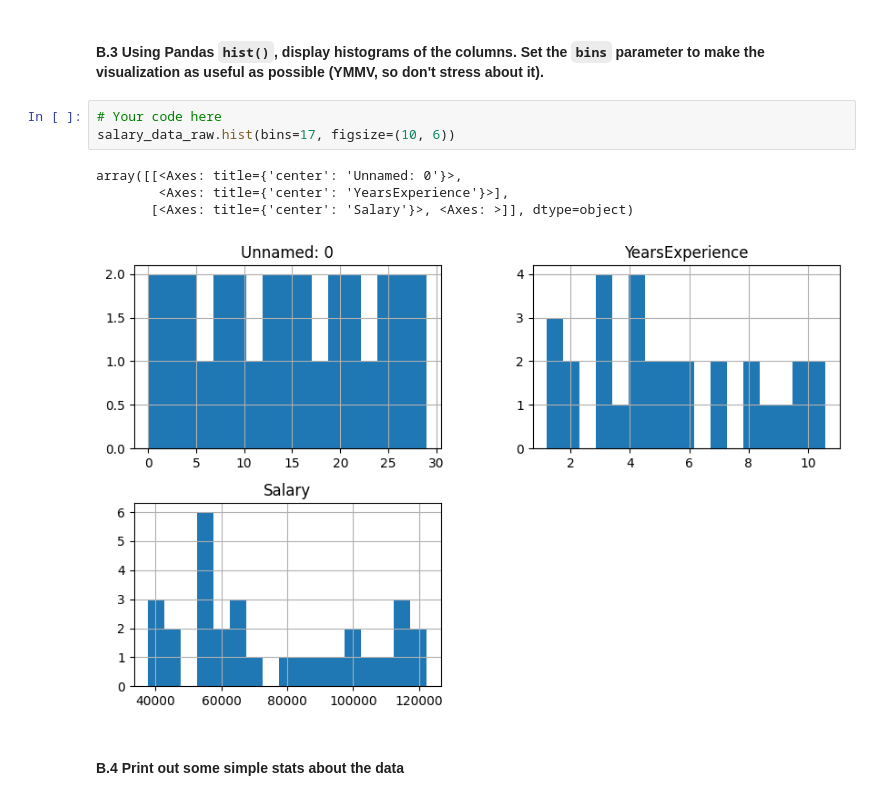
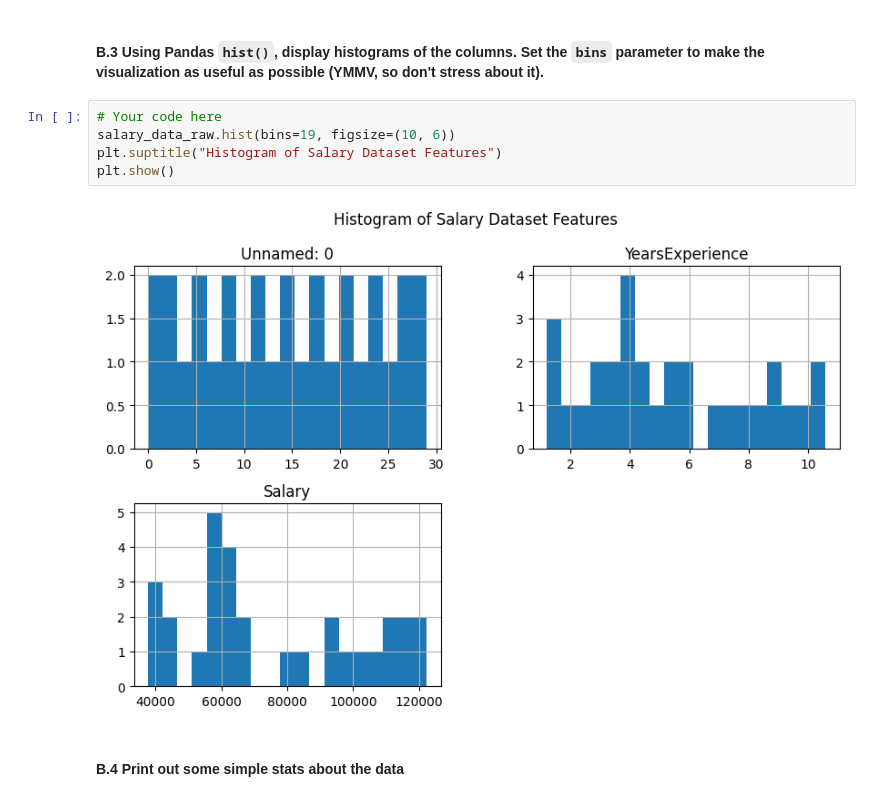
Before and after one commit to cfornesa/bu-cds-dx603-2025-spring-homework-01-cfornesa, a Jupyter notebook: Homework_01.ipynb, the cells around one changed output. Saved outputs shown, nothing was run; the diff lists cells and outputs as text.

```diff
--- a/Homework_01.ipynb
+++ b/Homework_01.ipynb
@@ -128,12 +126,11 @@ None
 #### B.3  Using Pandas `hist()`, display histograms of the columns.  Set the `bins` parameter to make the visualization as useful as possible (YMMV, so don't stress about it).
 # %%
 # Your code here
-salary_data_raw.hist(bins=17, figsize=(10, 6))
+salary_data_raw.hist(bins=19, figsize=(10, 6))
+plt.suptitle("Histogram of Salary Dataset Features")
+plt.show()
 # %% [output]
-array([[<Axes: title={'center': 'Unnamed: 0'}>,
-        <Axes: title={'center': 'YearsExperience'}>],
-       [<Axes: title={'center': 'Salary'}>, <Axes: >]], dtype=object)
-[figure, old version]
+[figure, new version]
 # %% [markdown]
 #### B.4  Print out some simple stats about the data
 # %% [markdown]
```
Also changed, not shown: parts of 13 cells of this notebook, 1 other file.
